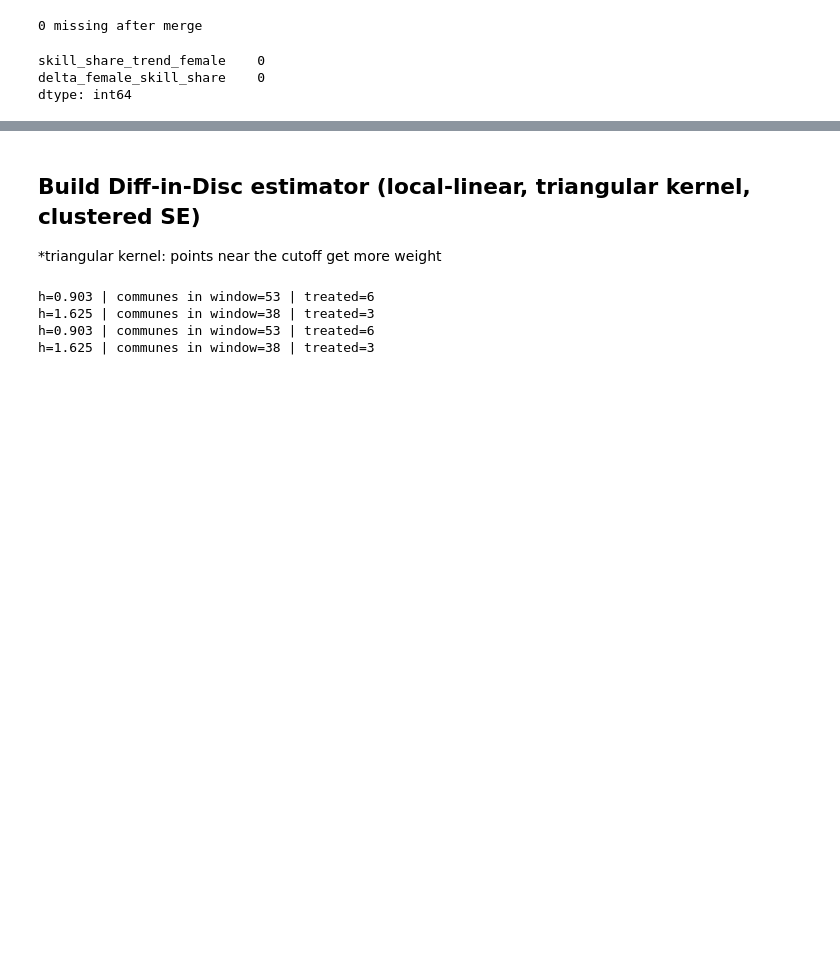
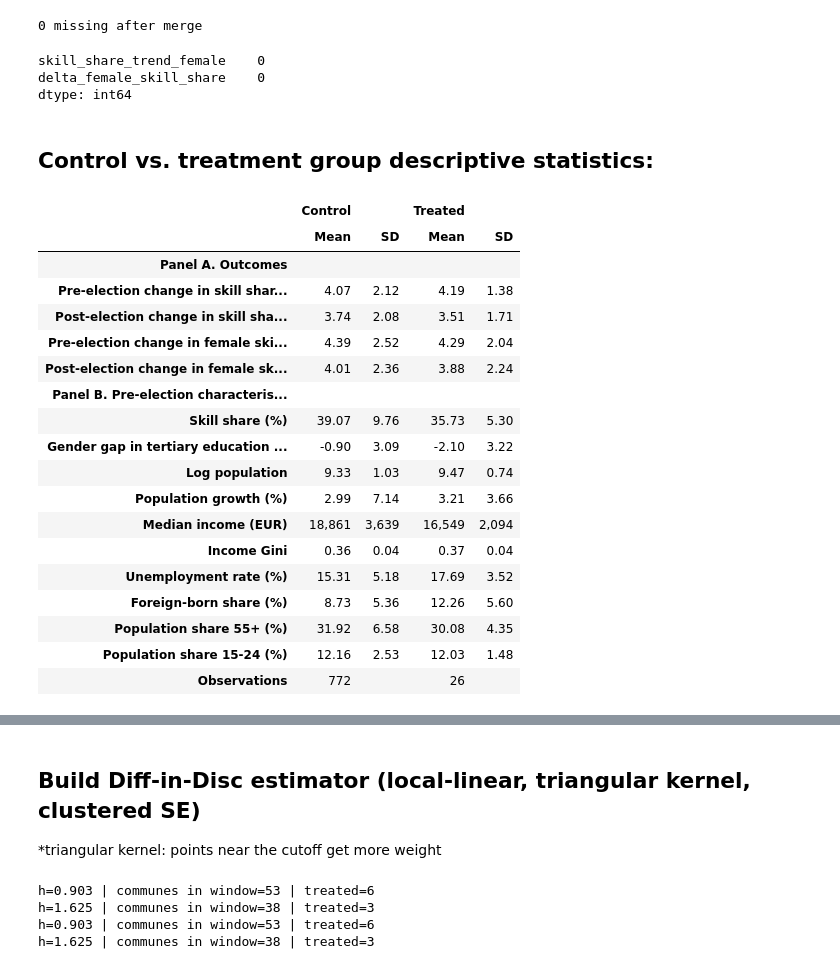
Before and after one commit to Tobias-Bue/far-right-rdd-thesis, a Jupyter notebook: Outcome_Variables_female.ipynb, the cells around one changed output, grey strips where cells are left out. Cells and saved outputs as stored; diff of their text form; code cells hidden in the pictures; blank space fills up the shorter version.

```diff
--- a/Outcome_Variables_female.ipynb
+++ b/Outcome_Variables_female.ipynb
@@ -113,3 +113,5 @@ print(df.loc[m, ['skill_share_trend_female', 'delta_female_skill_share']].isna()
 skill_share_trend_female    0
 delta_female_skill_share    0
 dtype: int64
+# %% [markdown]
+## Control vs. treatment group descriptive statistics:
@@ -115,0 +120,66 @@ dtype: int64
+# %%
+# Panel -> column: (label, scale factor, decimals)
+table_vars = {
+    'Panel A. Outcomes': {
+        'skill_share_trend':        ('Pre-election change in skill share (pp)', 100, 2),
+        'delta_skill_share':        ('Post-election change in skill share (pp)', 100, 2),
+        'skill_share_trend_female': ('Pre-election change in female skill share (pp)', 100, 2),
+        'delta_female_skill_share': ('Post-election change in female skill share (pp)', 100, 2),
+    },
+    'Panel B. Pre-election characteristics': {
+        'skill_share_pre':     ('Skill share (%)', 100, 2),
+        'gender_gap_tertiary': ('Gender gap in tertiary education (pp)', 100, 2),
+        'log_pop':             ('Log population', 1, 2),
+        'pop_growth':          ('Population growth (%)', 100, 2),
+        'income_median':       ('Median income (EUR)', 1, 0),
+        'income_gini':         ('Income Gini', 1, 2),
+        'unemployment_rate':   ('Unemployment rate (%)', 1, 2),
+        'foreign_population':  ('Foreign-born share (%)', 1, 2),
+        'share_55plus':        ('Population share 55+ (%)', 1, 2),
+        'share_15_24':         ('Population share 15-24 (%)', 1, 2),
+    },
+}
+
+groups = {'Control': df[df['treat'] == 0], 'Treated': df[df['treat'] == 1]}
+rows = {}
+for panel, variables in table_vars.items():
+    rows[panel] = {(g, stat): '' for g in groups for stat in ['Mean', 'SD']}   # panel header row
+    for col, (label, scale, dec) in variables.items():
+        rows[label] = {}
+        for g, data in groups.items():
+            x = data[col] * scale
+            rows[label][(g, 'Mean')] = f"{x.mean():,.{dec}f}"
+            rows[label][(g, 'SD')] = f"{x.std():,.{dec}f}"
+
+# Last row: group sizes
+rows['Observations'] = {(g, stat): (f"{len(data)}" if stat == 'Mean' else '')
+                        for g, data in groups.items() for stat in ['Mean', 'SD']}
+
+desc_table = pd.DataFrame(rows).T
+desc_table.columns = pd.MultiIndex.from_tuples(desc_table.columns)
+
+desc_table.to_latex('table_descriptives.tex', escape=True, multicolumn_format='c',
+                    column_format='lcccc',
+                    caption='Descriptive statistics by election outcome',
+                    label='tab:descriptives')
+desc_table
+# %% [output]
+|  | Control |  | Treated |  |
+|  | Mean | SD | Mean | SD |
+| Panel A. Outcomes |  |  |  |  |
+| Pre-election change in skill shar... | 4.07 | 2.12 | 4.19 | 1.38 |
+| Post-election change in skill sha... | 3.74 | 2.08 | 3.51 | 1.71 |
+| Pre-election change in female ski... | 4.39 | 2.52 | 4.29 | 2.04 |
+| Post-election change in female sk... | 4.01 | 2.36 | 3.88 | 2.24 |
+| Panel B. Pre-election characteris... |  |  |  |  |
+| Skill share (%) | 39.07 | 9.76 | 35.73 | 5.30 |
+| Gender gap in tertiary education ... | -0.90 | 3.09 | -2.10 | 3.22 |
+| Log population | 9.33 | 1.03 | 9.47 | 0.74 |
+| Population growth (%) | 2.99 | 7.14 | 3.21 | 3.66 |
+| Median income (EUR) | 18,861 | 3,639 | 16,549 | 2,094 |
+| Income Gini | 0.36 | 0.04 | 0.37 | 0.04 |
+| Unemployment rate (%) | 15.31 | 5.18 | 17.69 | 3.52 |
+| Foreign-born share (%) | 8.73 | 5.36 | 12.26 | 5.60 |
+| Population share 55+ (%) | 31.92 | 6.58 | 30.08 | 4.35 |
+| Population share 15-24 (%) | 12.16 | 2.53 | 12.03 | 1.48 |
+| Observations | 772 |  | 26 |  |
```
Also changed, not shown: parts of 4 cells of this notebook, 1 other file.
